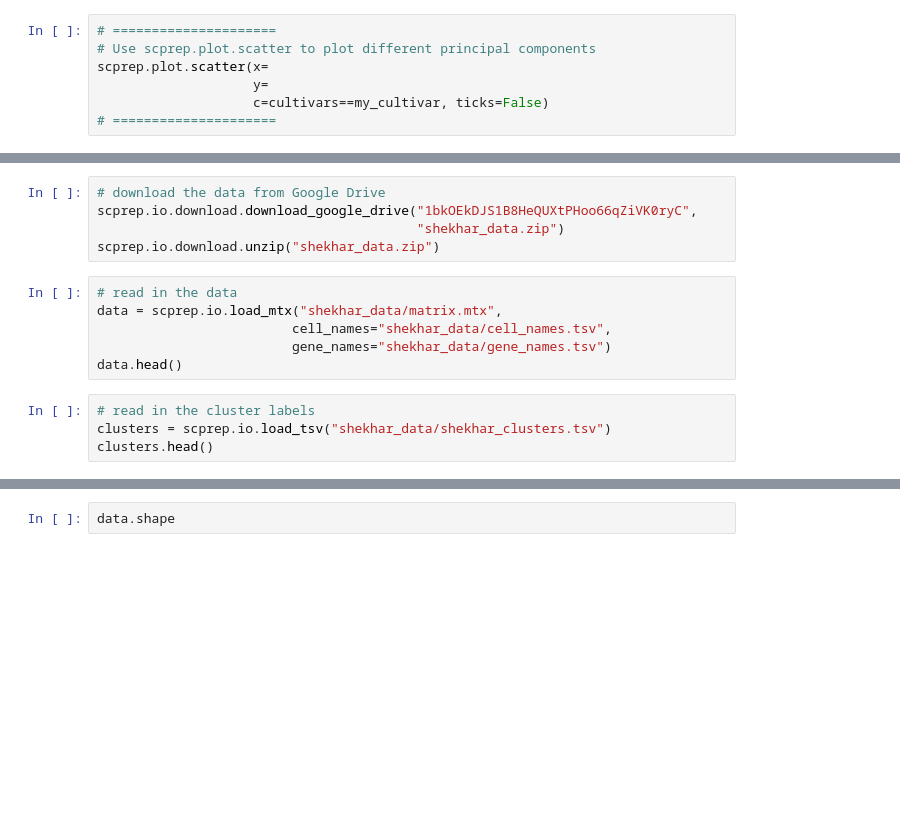
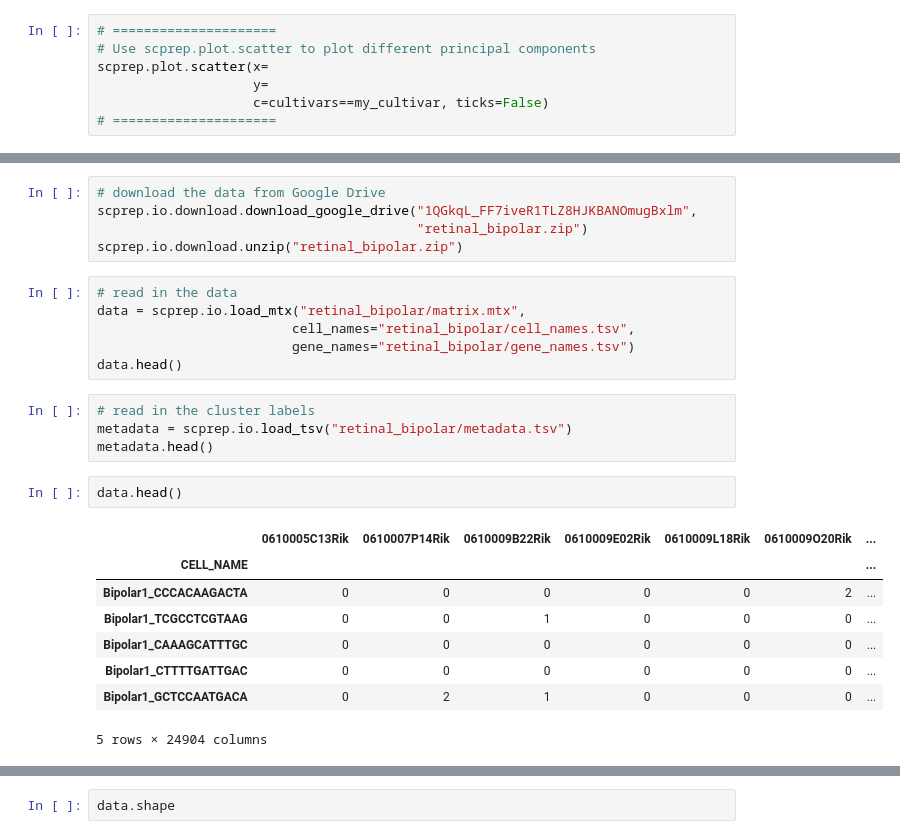
Before and after one commit to KrishnaswamyLab/SingleCellWorkshop, a Jupyter notebook: exercises/Dimensionality_Reduction/01_Principal_components_analysis.ipynb, the cells around one changed output, grey strips where cells are left out. Cells and saved outputs as stored; diff of their text form; blank space fills up the shorter version.

```diff
--- a/exercises/Dimensionality_Reduction/01_Principal_components_analysis.ipynb
+++ b/exercises/Dimensionality_Reduction/01_Principal_components_analysis.ipynb
@@ -112,15 +115,26 @@ scprep.plot.scatter(x=
 # %%
 # download the data from Google Drive
-scprep.io.download.download_google_drive("1bkOEkDJS1B8HeQUXtPHoo66qZiVK0ryC",
-                                         "shekhar_data.zip")
-scprep.io.download.unzip("shekhar_data.zip")
+scprep.io.download.download_google_drive("1QGkqL_FF7iveR1TLZ8HJKBANOmugBxlm",
+                                         "retinal_bipolar.zip")
+scprep.io.download.unzip("retinal_bipolar.zip")
 # %%
 # read in the data
-data = scprep.io.load_mtx("shekhar_data/matrix.mtx",
-                         cell_names="shekhar_data/cell_names.tsv",
-                         gene_names="shekhar_data/gene_names.tsv")
+data = scprep.io.load_mtx("retinal_bipolar/matrix.mtx",
+                         cell_names="retinal_bipolar/cell_names.tsv",
+                         gene_names="retinal_bipolar/gene_names.tsv")
 data.head()
 # %%
 # read in the cluster labels
-clusters = scprep.io.load_tsv("shekhar_data/shekhar_clusters.tsv")
-clusters.head()
+metadata = scprep.io.load_tsv("retinal_bipolar/metadata.tsv")
+metadata.head()
+# %%
+data.head()
+# %% [output]
+|  | 0610005C13Rik | 0610007P14Rik | 0610009B22Rik | 0610009E02Rik | 0610009L18Rik | 0610009O20Rik | ... |
+| CELL_NAME |  |  |  |  |  |  | ... |
+| Bipolar1_CCCACAAGACTA | 0 | 0 | 0 | 0 | 0 | 2 | ... |
+| Bipolar1_TCGCCTCGTAAG | 0 | 0 | 1 | 0 | 0 | 0 | ... |
+| Bipolar1_CAAAGCATTTGC | 0 | 0 | 0 | 0 | 0 | 0 | ... |
+| Bipolar1_CTTTTGATTGAC | 0 | 0 | 0 | 0 | 0 | 0 | ... |
+| Bipolar1_GCTCCAATGACA | 0 | 2 | 1 | 0 | 0 | 0 | ... |
+5 rows × 24904 columns
```
Also changed, not shown: parts of 21 cells of this notebook, 26 other files.
